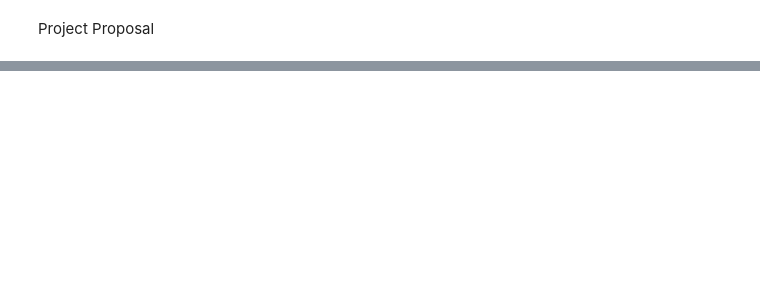
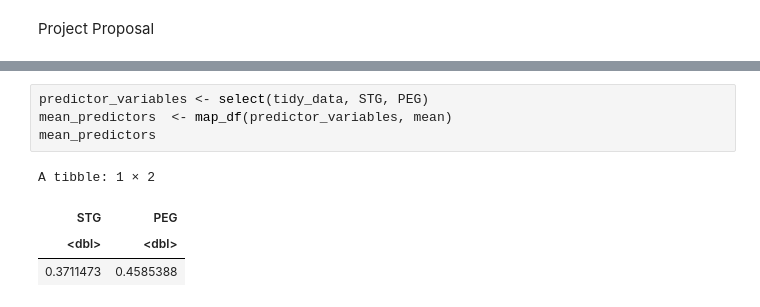
Before and after one commit to hugotaylor3/DSCI-project, a Jupyter notebook: Project Proposal.ipynb, the cells around one changed output, grey strips where cells are left out. Drawn from its saved outputs; the diff is of its cells as text; blank space fills up the shorter version.

```diff
--- a/Project Proposal.ipynb
+++ b/Project Proposal.ipynb
@@ -37,0 +55,9 @@ A tibble: 258 × 6
+# %%
+predictor_variables <- select(tidy_data, STG, PEG)
+mean_predictors  <- map_df(predictor_variables, mean)
+mean_predictors
+# %% [output]
+A tibble: 1 × 2
+| STG | PEG |
+| <dbl> | <dbl> |
+| 0.3711473 | 0.4585388 |
```
Also changed, not shown: parts of 7 cells of this notebook.
